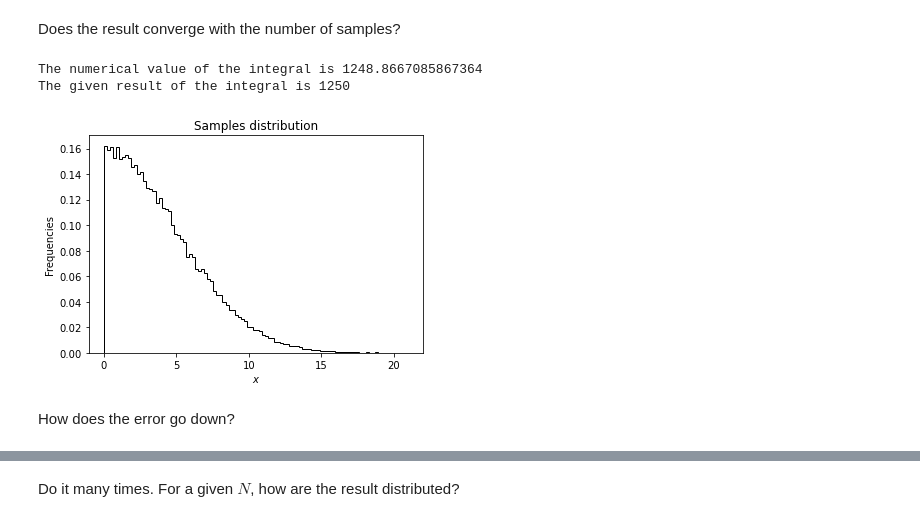
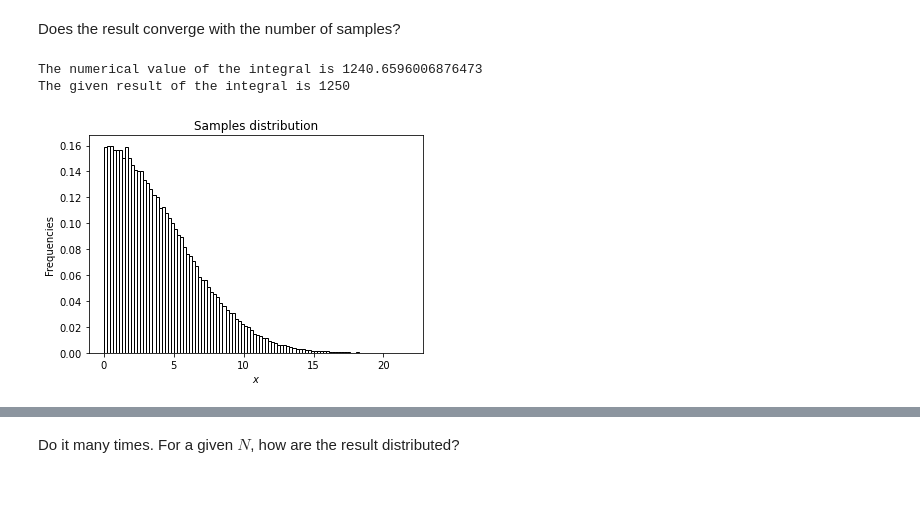
Before and after one commit to LorenzoVigan56/astrostatistics_bicocca_2024, a Jupyter notebook: working/L03_Integrals.ipynb, the cells around one changed output, grey strips where cells are left out. Cells and saved outputs as stored; diff of their text form; code cells hidden in the pictures; blank space fills up the shorter version.

```diff
--- a/working/L03_Integrals.ipynb
+++ b/working/L03_Integrals.ipynb
@@ -14,26 +14,24 @@ Does the result converge with the number of samples?
 # %%
 mu = 0
 sigma = 5
 N = 100000
 
 xi = halfnorm.rvs(loc=0, scale=sigma, size=N)
 
 def fun(x):
     return x**3
 
-integral = np.sqrt(np.pi / 2) * sigma * np.mean(fun(xi))  #normalized half-gaussian
+I = np.sqrt(np.pi / 2) * sigma * np.mean(fun(xi))  #normalized half-gaussian
 
-print("The numerical value of the integral is", integral)
+print("The numerical value of the integral is", I)
 print("The given result of the integral is", 2*sigma**4)
 
-plt.hist(xi, density = True, bins=100, color='black', histtype='step')
+plt.hist(xi, density = True, bins=100, color='white', edgecolor='black')
 plt.title("Samples distribution")
 plt.xlabel("$x$")
 plt.ylabel("Frequencies")
 plt.show()
 # %% [output]
-The numerical value of the integral is 1248.8667085867364
+The numerical value of the integral is 1240.6596006876473
 The given result of the integral is 1250
-[figure, old version]
+[figure, new version]
-# %% [markdown]
-How does the error go down?
```
Also changed, not shown: parts of 5 cells of this notebook, 7 other files.
